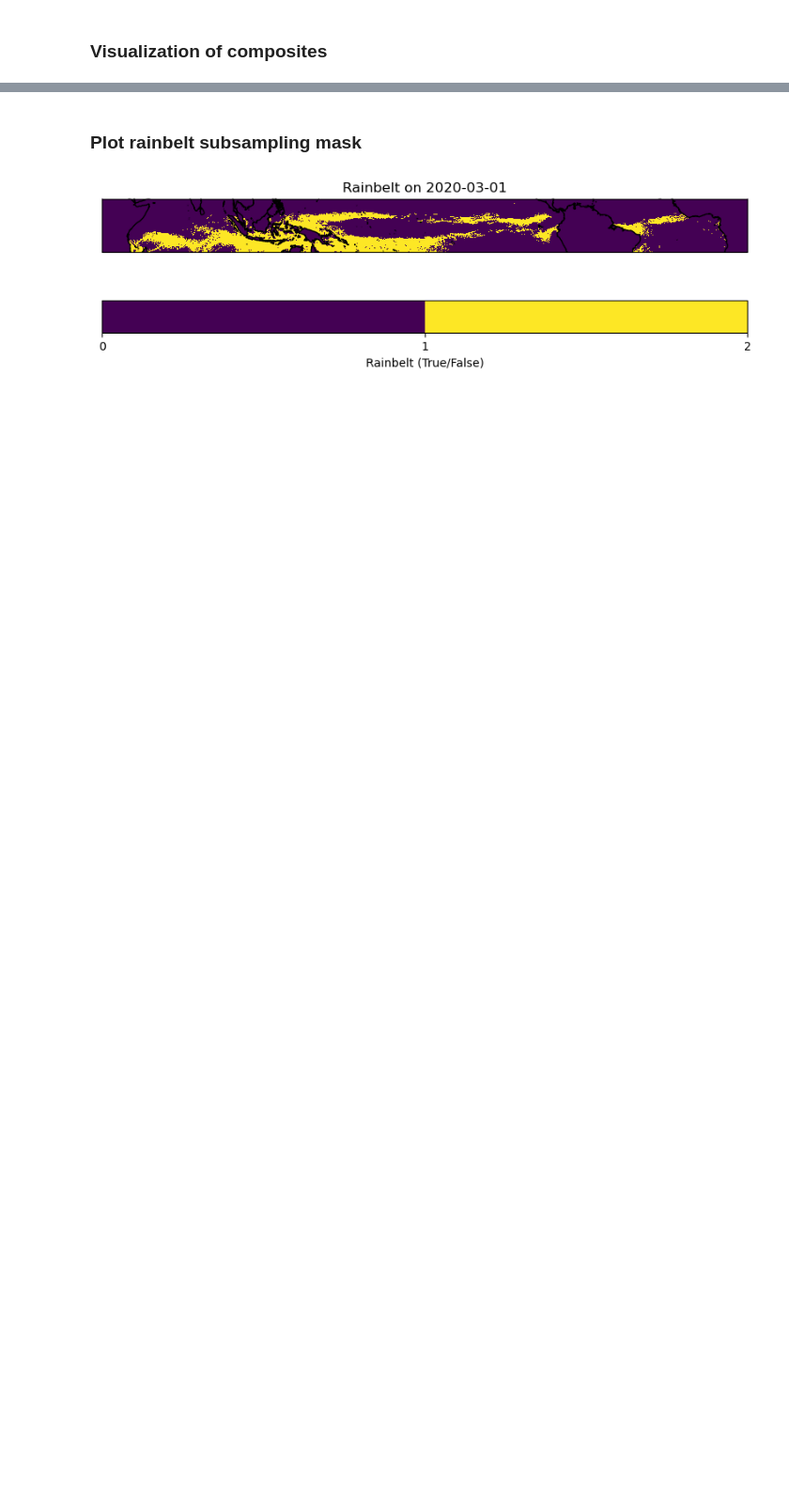
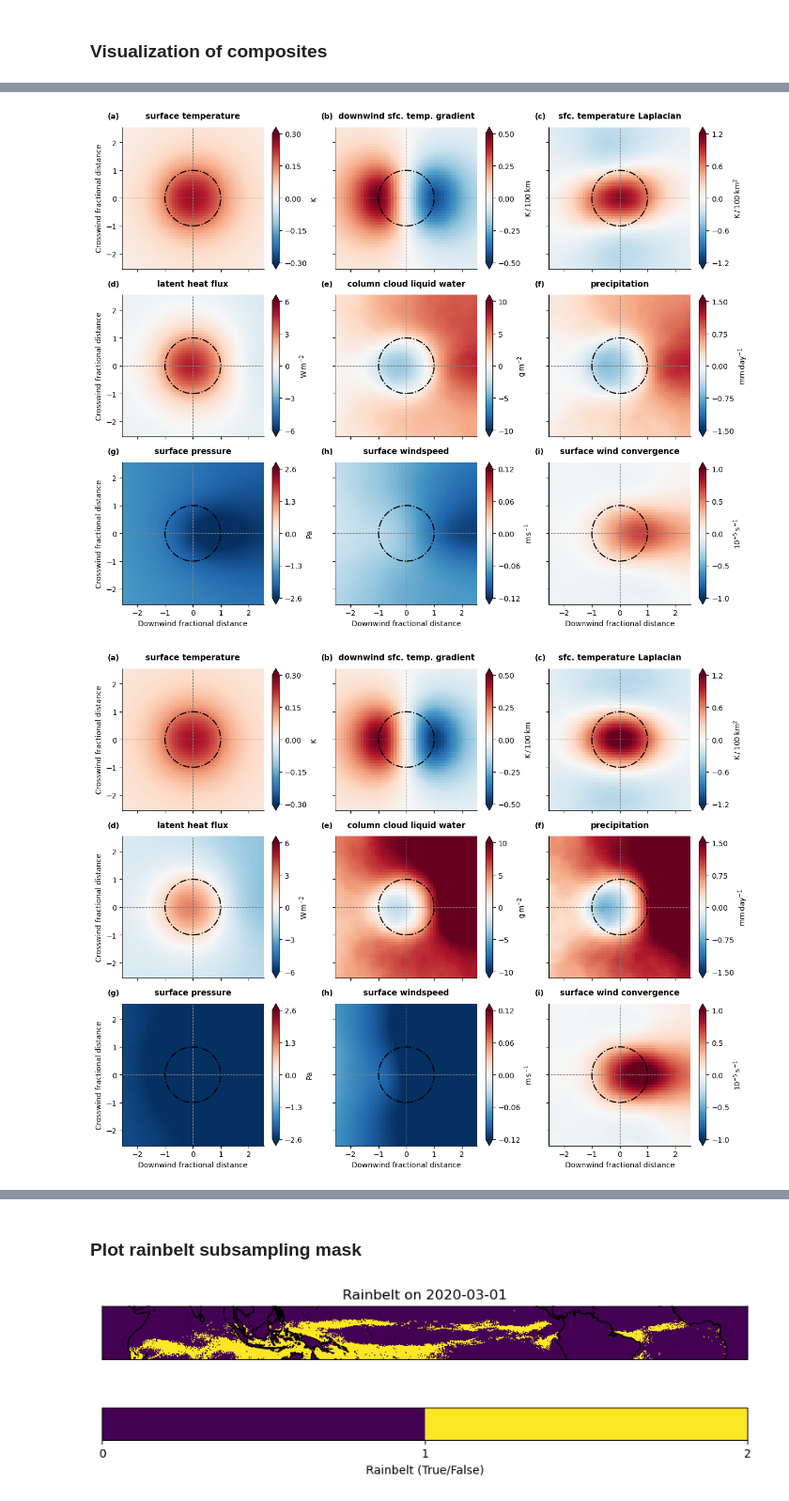
Before and after one commit to HF7weatherman/pycompo, a Jupyter notebook: examples/analyze_composites.ipynb, the cells around one changed output, grey strips where cells are left out. Shown at 94% size. Saved outputs shown, nothing was run; the diff lists cells and outputs as text; code cells hidden in the pictures; blank space fills up the shorter version.

Commit message:
Improved scripts to analyze composites.

```diff
--- a/examples/analyze_composites.ipynb
+++ b/examples/analyze_composites.ipynb
@@ -142,2 +115,20 @@ for var in keep_props:
+# %%
+inpath = Path(f"{config['data']['outpath']}/{analysis_idf}/")
+infile = Path(f"{analysis_idf}_composite_alltrops_all.nc")
+alltrops_compo = xr.open_dataset(str(inpath/infile))
+
+alltrops_quartile_compo = {}
+rainbelt_quartile_compo = {}
+for var in subgroup_vars:
+    infile = Path(f"{analysis_idf}_composite_alltrops_{var}_quartiles.nc")
+    alltrops_quartile_compo[var] = xr.open_dataset(str(inpath/infile))
+
+if config['composite']['rainbelt_subsampling']['switch']:
+    infile = Path(f"{analysis_idf}_composite_rainbelt_all.nc")
+    rainbelt_compo = xr.open_dataset(str(inpath/infile))
+
+    for var in subgroup_vars:
+        infile = Path(f"{analysis_idf}_composite_rainbelt_{var}_quartiles.nc")
+        rainbelt_quartile_compo[var] = xr.open_dataset(str(inpath/infile))
 # %% [markdown]
 ### Visualization of composites
@@ -189,0 +135,25 @@ for var in rainbelt_compo.data_vars:
+# %%
+import importlib as implib
+implib.reload(pcplot)
+
+vars = [
+    'ts_ano', 'downwind_ts_ano_grad', 'ts_ano_laplacian', 'hfls_ano',
+    'cllvi_ano', 'pr_ano', 'ps_ano', 'sfcwind_ano', 'sfcwind_conv_ano',
+    ]
+
+alltrops_compo_adjusted = pccompo.adjust_units(alltrops_compo, vars)
+pcplot.plot_composite_overview(alltrops_compo_adjusted, vars)
+plt.savefig(
+    '/home/m/m300738/project_TRR181L4/plots/sst_feature_composites/' +
+    'composite_alltrops_overview.png', dpi=600,
+    )
+
+rainbelt_compo_adjusted = pccompo.adjust_units(rainbelt_compo, vars)
+pcplot.plot_composite_overview(rainbelt_compo_adjusted, vars)
+plt.savefig(
+    '/home/m/m300738/project_TRR181L4/plots/sst_feature_composites/' +
+    'composite_rainbelt_overview.png', dpi=600,
+    )
+# %% [output]
+[figure, added]
+[figure, added]
```
Also changed, not shown: parts of 26 cells of this notebook, 1 other file.
